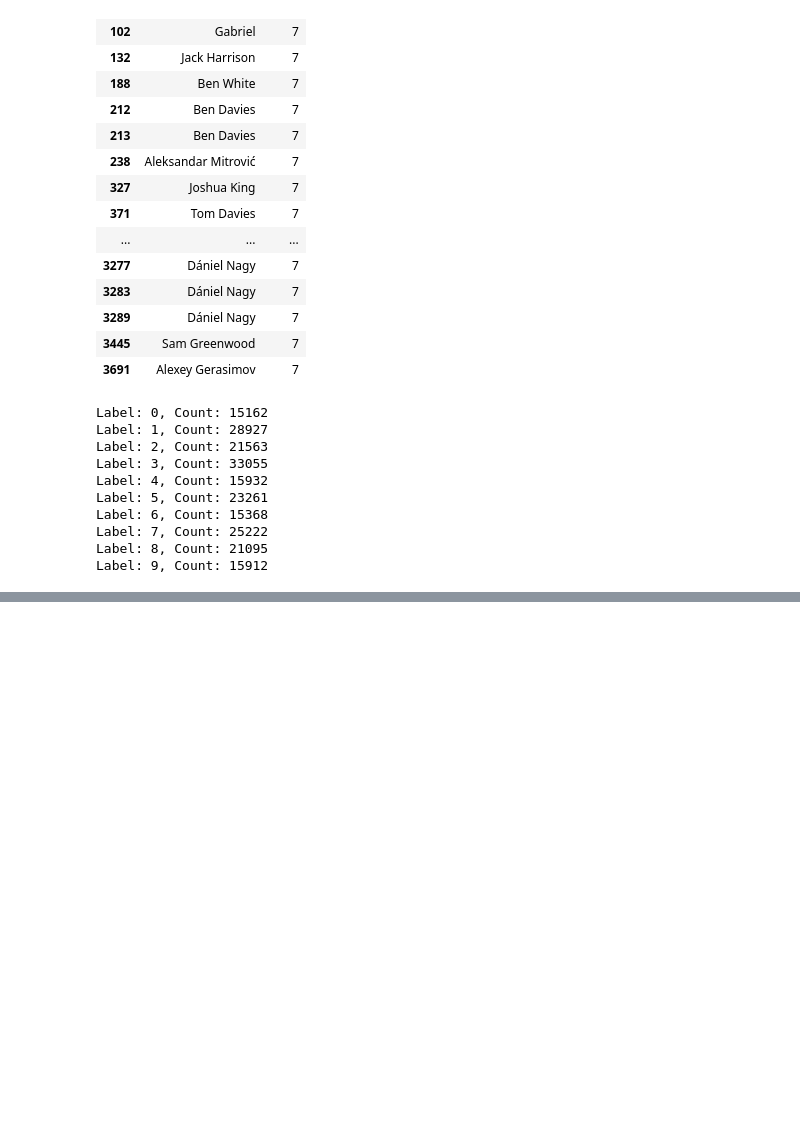
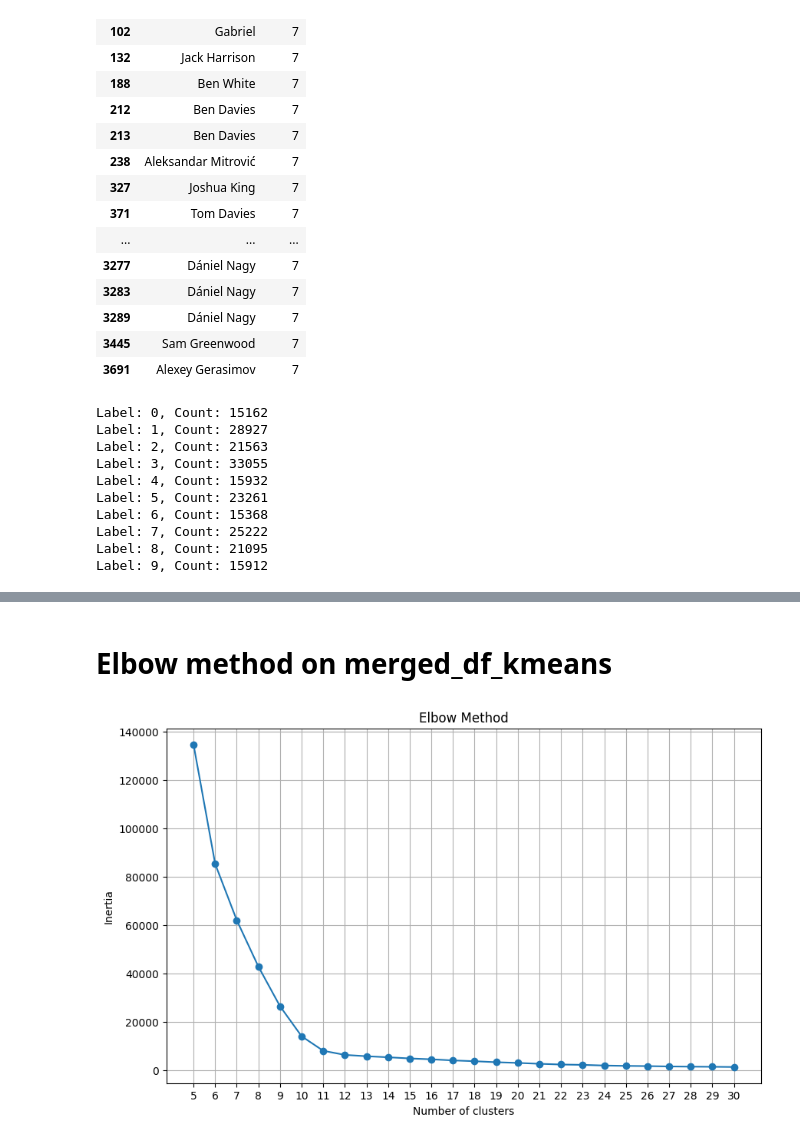
Before and after one commit to maximegoossens99/Moneyball, a Jupyter notebook: notebooks/Custom scaling & K-means + Position.ipynb, the cells around one changed output, grey strips where cells are left out. Cells and saved outputs as stored; diff of their text form; code cells hidden in the pictures; blank space fills up the shorter version.

Commit message:
Kmeans on merged dataframe

```diff
--- a/notebooks/Custom scaling & K-means + Position.ipynb
+++ b/notebooks/Custom scaling & K-means + Position.ipynb
@@ -1129,0 +1059,7 @@ Label: 9, Count: 7596
+# %%
+merged_df_kmeans_NOGK = merged_df_kmeans[merged_df_kmeans.goalkeeper != 1]
+# %%
+merged_df_kmeans_NOGK = merged_df_kmeans_NOGK.drop(columns=['Name', 'name_x', 'name_y', 'club', 'goalkeeper'])
+# %%
+km = KMeans(n_clusters=12)
+km.fit(merged_df_kmeans_NOGK)
@@ -1129,0 +1068,4 @@ Label: 9, Count: 7596
+# %%
+merged_df_kmeans_NOGK['name'] = merged_df['Name']
+merged_df_kmeans_NOGK['label'] = km.labels_
+merged_df_kmeans_NOGK[['name', 'label']].head(60)
@@ -1129,0 +1141,27 @@ Label: 9, Count: 7596
+# %% [markdown]
+# Elbow method on merged_df_kmeans
+# %%
+merged_df_kmeans_NOGK = merged_df_kmeans_NOGK.drop(columns=['name'])
+# Initialize an empty list to store the inertia values
+inertia_values = []
+
+# Range of cluster numbers to try (from 5 to 30)
+cluster_range = range(5, 31)
+
+# Calculate inertia for each number of clusters
+for k in cluster_range:
+    kmeans = KMeans(n_clusters=k, random_state=42)
+    kmeans.fit(merged_df_kmeans_NOGK) #IMPORTANT df with LABEL + SCORE
+    inertia_values.append(kmeans.inertia_)
+
+# Plotting the Elbow Method graph
+plt.figure(figsize=(10, 6))
+plt.plot(cluster_range, inertia_values, marker='o')
+plt.title('Elbow Method')
+plt.xlabel('Number of clusters')
+plt.ylabel('Inertia')
+plt.xticks(cluster_range)
+plt.grid(True)
+plt.show()
+# %% [output]
+[figure, added]
```
Also changed, not shown: parts of 53 cells of this notebook.
